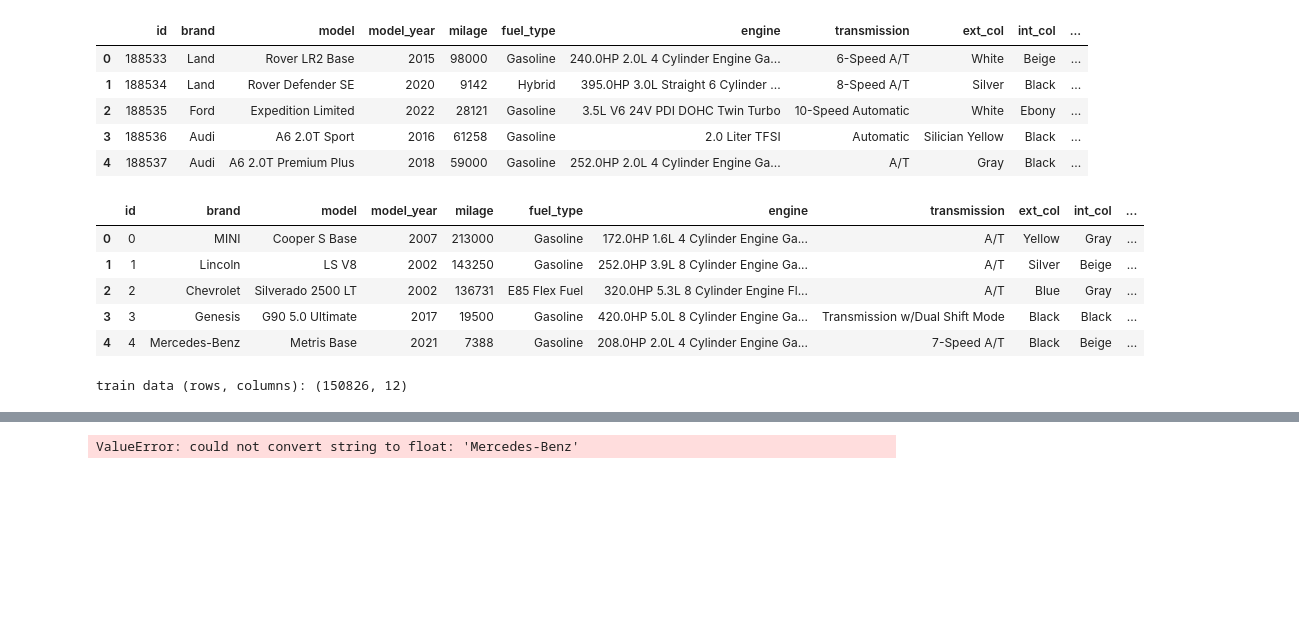
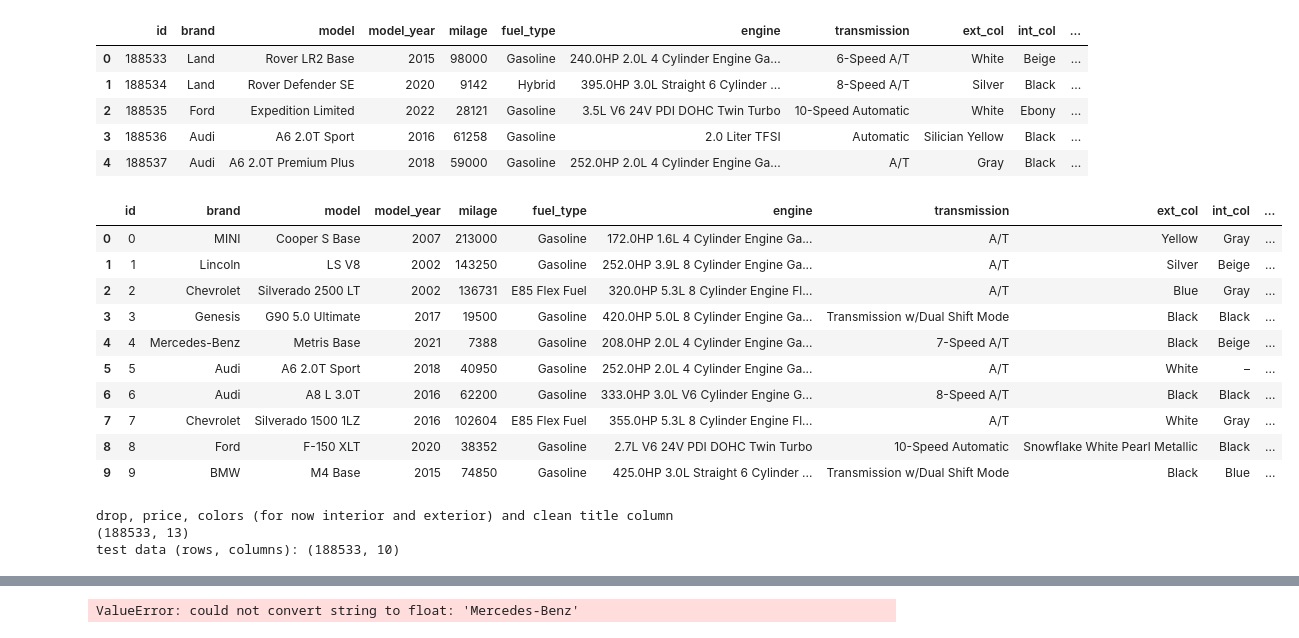
Before and after one commit to h602120/Oblig2_MLprosjektBilPris, a Jupyter notebook: Training.ipynb, the cells around one changed output, grey strips where cells are left out. Drawn from its saved outputs; the diff is of its cells as text; code cells hidden in the pictures; blank space fills up the shorter version.

```diff
--- a/sample.ipynb
+++ b/Training.ipynb
@@ -49,24 +47,52 @@ test_data.head(5)
 # %%
 # Filepath for train data
 file_path = "data/train.csv"
 train_data = pd.read_csv(file_path)
 #added for a quick way to see some of the data
-train_data.head(5)
+train_data.head(10)
 # %% [output]
 |  | id | brand | model | model_year | milage | fuel_type | engine | transmission | ext_col | int_col | ... |
 | 0 | 0 | MINI | Cooper S Base | 2007 | 213000 | Gasoline | 172.0HP 1.6L 4 Cylinder Engine Ga... | A/T | Yellow | Gray | ... |
 | 1 | 1 | Lincoln | LS V8 | 2002 | 143250 | Gasoline | 252.0HP 3.9L 8 Cylinder Engine Ga... | A/T | Silver | Beige | ... |
 | 2 | 2 | Chevrolet | Silverado 2500 LT | 2002 | 136731 | E85 Flex Fuel | 320.0HP 5.3L 8 Cylinder Engine Fl... | A/T | Blue | Gray | ... |
 | 3 | 3 | Genesis | G90 5.0 Ultimate | 2017 | 19500 | Gasoline | 420.0HP 5.0L 8 Cylinder Engine Ga... | Transmission w/Dual Shift Mode | Black | Black | ... |
 | 4 | 4 | Mercedes-Benz | Metris Base | 2021 | 7388 | Gasoline | 208.0HP 2.0L 4 Cylinder Engine Ga... | 7-Speed A/T | Black | Beige | ... |
+| 5 | 5 | Audi | A6 2.0T Sport | 2018 | 40950 | Gasoline | 252.0HP 2.0L 4 Cylinder Engine Ga... | A/T | White | – | ... |
+| 6 | 6 | Audi | A8 L 3.0T | 2016 | 62200 | Gasoline | 333.0HP 3.0L V6 Cylinder Engine G... | 8-Speed A/T | Black | Black | ... |
+| 7 | 7 | Chevrolet | Silverado 1500 1LZ | 2016 | 102604 | E85 Flex Fuel | 355.0HP 5.3L 8 Cylinder Engine Fl... | A/T | White | Gray | ... |
+| 8 | 8 | Ford | F-150 XLT | 2020 | 38352 | Gasoline | 2.7L V6 24V PDI DOHC Twin Turbo | 10-Speed Automatic | Snowflake White Pearl Metallic | Black | ... |
+| 9 | 9 | BMW | M4 Base | 2015 | 74850 | Gasoline | 425.0HP 3.0L Straight 6 Cylinder ... | Transmission w/Dual Shift Mode | Black | Blue | ... |
 # %%
-# note to self may need to split the train data in to some thing like 70-30% for training and testing. Since the test data does not contain prices
-# Split the data in to training and testing data
-tmp1 = train_data.drop(columns=["price"])
-tmp2 = train_data["price"]
-X_train, X_test, Y_train, Y_test = train_test_split(tmp1, tmp2, test_size=0.2, random_state=42) # split the data in to 80% training and 20% testing
-# X_train, X_test, Y_train, Y_test = train_test_split(train_data_file_path, test_size=0.3, random_state=42) # split the data in to 70% training and 30% testing
-print("train data (rows, columns):", X_train.shape)
+
+# Variables from the data
+# aka the different columns in the data. So i can use them in the model, the preprocessing, in the evaluation and so i can see what is the most important for the price of the cars
+# The variables are the columns in the data
+
+#target variable. Aka the price of the car
+target = "price" # the price of the car. What we are trying to predict
+id_col = "id" # the id of the car
+brand_col = "brand" # the brand of the car
+model_year_col = "model_year" # the year the car was made
+mileage_col = "mileage" # the mileage of the car
+engine_col = "engine" # the engine of the car. Could be useful for the price and to split the data in two categories in the future
+transmission_col = "transmission" # transmission of the car. The main diffrence is automatic and manual. That could be useful for the price and to split the data in to two main categories in the future. Cat wolud be manual or automatic
+ext_color_col = 'ext_col' # Color of the car outside.
+int_color_col = "int_col" # Interior color of the car. <-- note is more important in some climates than others (aka in hot climates with lots of sun the dark interior colors can get very hot)
+accident_col = "accident" # If the car has been in an accident. <--- Note to self this could be a good variable to use in the model. Since cars that have been in accidents are usually cheaper and are more risky to buy
+clean_title_col = "clean_title" # If the title of the car is clean. <--- Note to self this could be a good variable to use in the model. Since cars that have clean titles are usually more expensive and are less risky to buy
+model_col = "model" # the model of the car. Could be useful for the price and to split the data in to two categories in the future
+fuel_col = "fuel_type" # the fuel type of the car. Could be useful for the price and to split the data in to two categories in the future
+
+
+print("drop, price, colors (for now interior and exterior) and clean title column") #check clean title column if it is useful later as well as the colors
+print(train_data.shape)
+# x and y
+X = train_data.drop(columns=[target, id_col, clean_title_col])
+y = train_data[target]
+
+print("test data (rows, columns):", X.shape)
 # %% [output]
-train data (rows, columns): (150826, 12)
+drop, price, colors (for now interior and exterior) and clean title column
+(188533, 13)
+test data (rows, columns): (188533, 10)
 # %%
```
Also changed, not shown: parts of 5 cells of this notebook, 1 other file.
